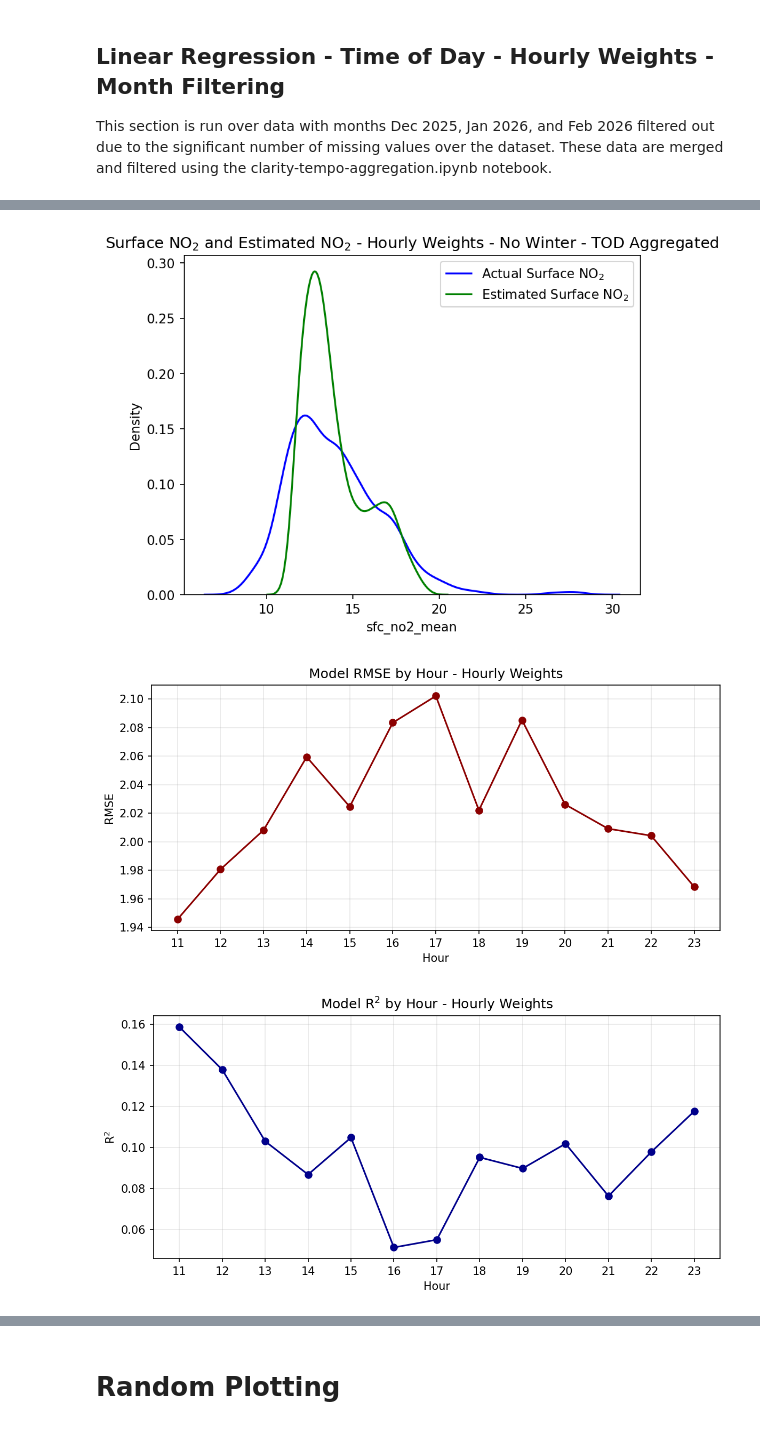
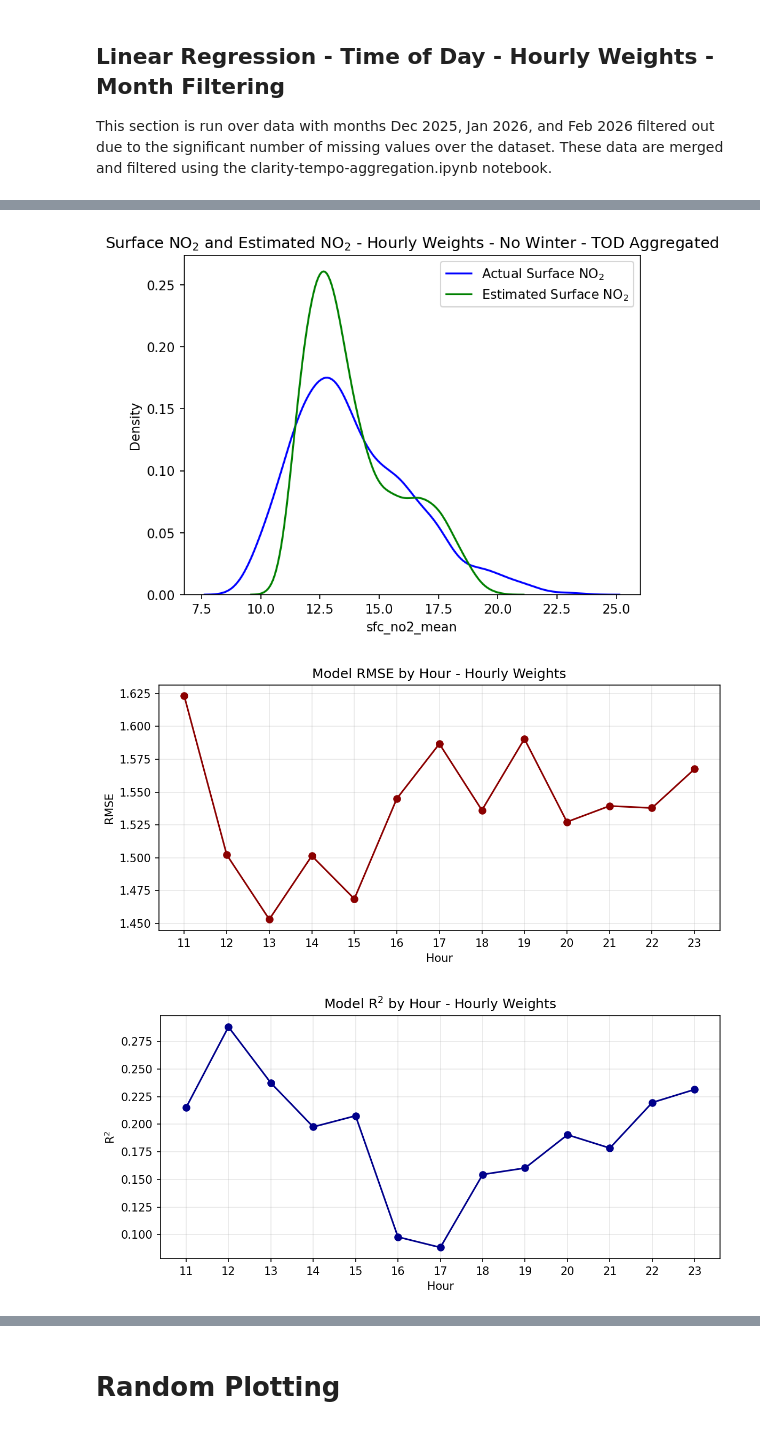
Before and after one commit to NASA-EarthRISE/earthrise-toolkit_ChicagoHAQ-2026, a Jupyter notebook: processing-scripts/clarity-tempo-fusion.ipynb, the cells around one changed output, grey strips where cells are left out. Saved outputs shown, nothing was run; the diff lists cells and outputs as text; code cells hidden in the pictures.

```diff
--- a/processing-scripts/clarity-tempo-fusion.ipynb
+++ b/processing-scripts/clarity-tempo-fusion.ipynb
@@ -230,14 +228,16 @@ Intercept:  8.111815190196364
 # %% [markdown]
 ## Linear Regression - Time of Day - Hourly Weights
 # %%
-tempo_vals =  ct_diurnal.column_no2_mean.to_dataframe().reset_index()
-clarity_vals = ct_diurnal.sfc_no2_mean.to_dataframe().reset_index()
+# tempo_vals =  ct_diurnal.column_no2_mean.to_dataframe().reset_index()
+# clarity_vals = ct_diurnal.sfc_no2_mean.to_dataframe().reset_index()
 
-both = clarity_vals.merge(tempo_vals, on=['latitude', 'longitude', 'hour']).dropna()
+# both = clarity_vals.merge(tempo_vals, on=['latitude', 'longitude', 'hour']).dropna()
+
+both = ct_diurnal[['hour','latitude','longitude','sfc_no2_mean','col_no2_mean']].dropna()
 
 model_rows = []
 for hour in sorted(both['hour'].dropna().unique()):
-    x_hour = both.loc[both['hour'] == hour, ['column_no2_mean']]
+    x_hour = both.loc[both['hour'] == hour, ['col_no2_mean']]
     y_hour = both.loc[both['hour'] == hour, ['sfc_no2_mean']]
 
     if len(x_hour) < 2:
@@ -255,7 +255,7 @@ model_vals = pd.DataFrame(model_rows)
 print(model_vals)
 
 both = both.merge(model_vals, on='hour', how='left')
-both['no2_estimate'] = both['column_no2_mean'] * both['coef'] + both['intercept']
+both['no2_estimate'] = both['col_no2_mean'] * both['coef'] + both['intercept']
 
 hour_rmse = both.groupby('hour').apply(
     lambda group: rmse(group['sfc_no2_mean'], group['no2_estimate'])
@@ -375,14 +375,17 @@ This section is run over data with months Dec 2025, Jan 2026, and Feb 2026 filte
 # %%
 
 
-clarity_vals = ct_nowinter.sfc_no2_mean.to_dataframe().reset_index()
-tempo_vals =  ct_nowinter.column_no2_mean.to_dataframe().reset_index()
+# clarity_vals = ct_nowinter.sfc_no2_mean.to_dataframe().reset_index()
+# tempo_vals =  ct_nowinter.column_no2_mean.to_dataframe().reset_index()
 
-both = clarity_vals.merge(tempo_vals, on=['latitude', 'longitude', 'hour']).dropna()
+# both = clarity_vals.merge(tempo_vals, on=['latitude', 'longitude', 'hour']).dropna()
+
+
+both = ct_nowinter[['hour','latitude','longitude','sfc_no2_mean','col_no2_mean']].dropna()
 
 model_rows = []
 for hour in sorted(both['hour'].dropna().unique()):
-    x_hour = both.loc[both['hour'] == hour, ['column_no2_mean']]
+    x_hour = both.loc[both['hour'] == hour, ['col_no2_mean']]
     y_hour = both.loc[both['hour'] == hour, ['sfc_no2_mean']]
 
     if len(x_hour) < 2:
@@ -400,7 +403,7 @@ model_vals = pd.DataFrame(model_rows)
 print(model_vals)
 
 both = both.merge(model_vals, on='hour', how='left')
-both['no2_estimate'] = both['column_no2_mean'] * both['coef'] + both['intercept']
+both['no2_estimate'] = both['col_no2_mean'] * both['coef'] + both['intercept']
 
 hour_rmse = both.groupby('hour').apply(
     lambda group: rmse(group['sfc_no2_mean'], group['no2_estimate'])
@@ -465,3 +468,3 @@ plt.show()
-[figure, old version]
+[figure, new version]
-[figure, old version]
+[figure, new version]
-[figure, old version]
+[figure, new version]
```
Also changed, not shown: parts of 11 cells of this notebook, 2 other files.
